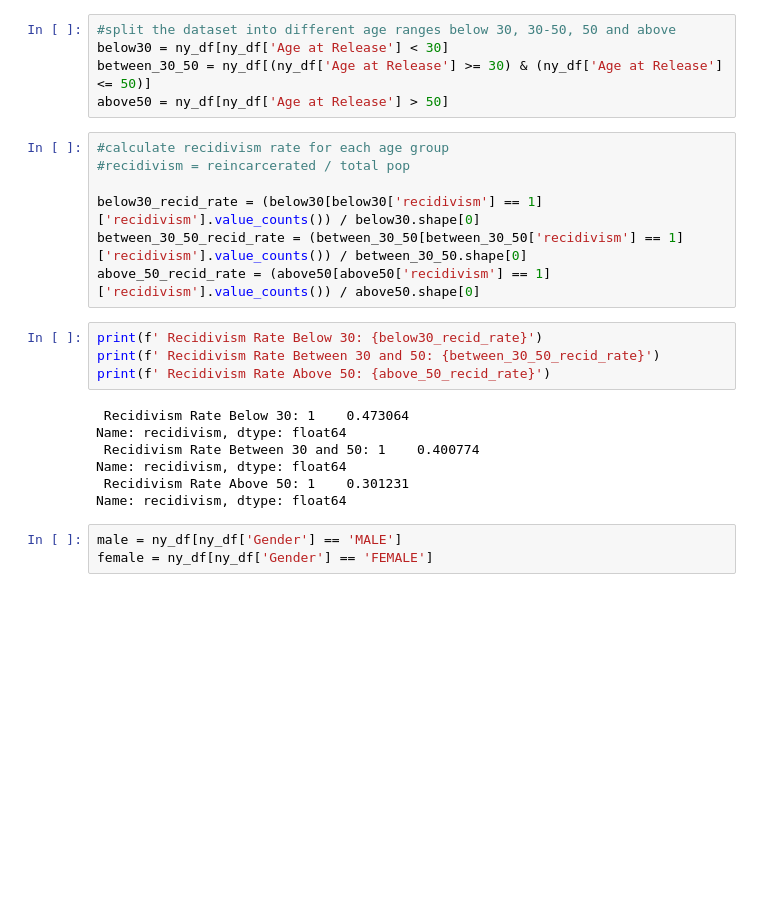
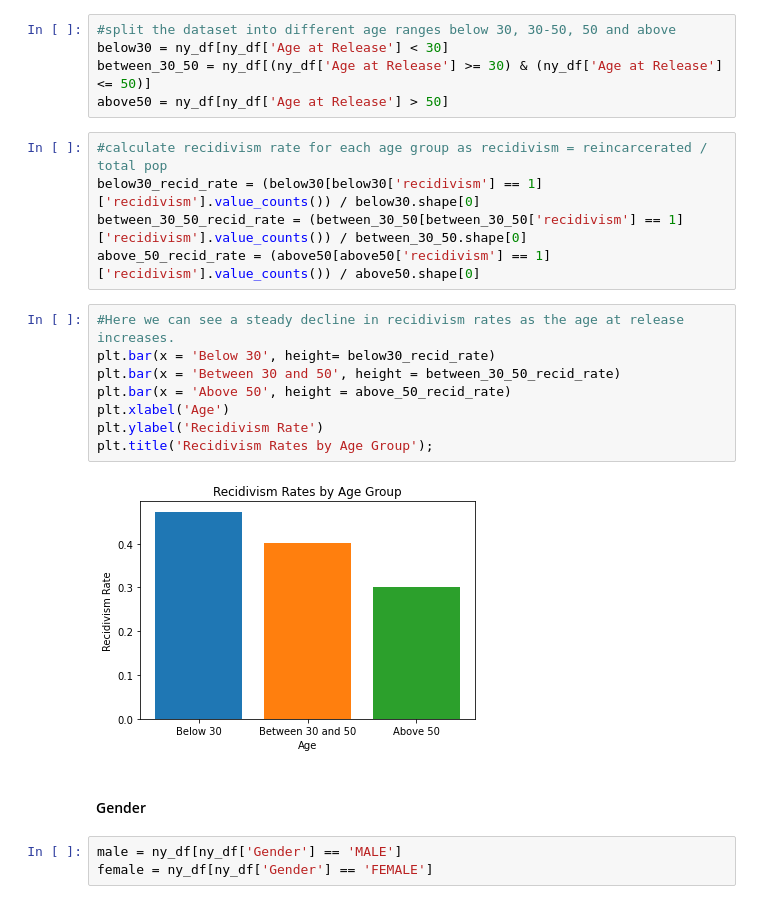
Before and after one commit to ga-dsi-822-group4/recidivism, a Jupyter notebook: New York.ipynb, the cells around one changed output. Cells and saved outputs as stored; diff of their text form; blank space fills up the shorter version.

```diff
--- a/New York.ipynb
+++ b/New York.ipynb
@@ -116,23 +126,22 @@ below30 = ny_df[ny_df['Age at Release'] < 30]
 between_30_50 = ny_df[(ny_df['Age at Release'] >= 30) & (ny_df['Age at Release'] <= 50)]
 above50 = ny_df[ny_df['Age at Release'] > 50]
 # %%
-#calculate recidivism rate for each age group
-#recidivism = reincarcerated / total pop
-
+#calculate recidivism rate for each age group as recidivism = reincarcerated / total pop
 below30_recid_rate = (below30[below30['recidivism'] == 1]['recidivism'].value_counts()) / below30.shape[0]
 between_30_50_recid_rate = (between_30_50[between_30_50['recidivism'] == 1]['recidivism'].value_counts()) / between_30_50.shape[0]
 above_50_recid_rate = (above50[above50['recidivism'] == 1]['recidivism'].value_counts()) / above50.shape[0]
 # %%
-print(f' Recidivism Rate Below 30: {below30_recid_rate}')
-print(f' Recidivism Rate Between 30 and 50: {between_30_50_recid_rate}')
-print(f' Recidivism Rate Above 50: {above_50_recid_rate}')
+#Here we can see a steady decline in recidivism rates as the age at release increases.
+plt.bar(x = 'Below 30', height= below30_recid_rate)
+plt.bar(x = 'Between 30 and 50', height = between_30_50_recid_rate)
+plt.bar(x = 'Above 50', height = above_50_recid_rate)
+plt.xlabel('Age')
+plt.ylabel('Recidivism Rate')
+plt.title('Recidivism Rates by Age Group');
 # %% [output]
- Recidivism Rate Below 30: 1    0.473064
-Name: recidivism, dtype: float64
- Recidivism Rate Between 30 and 50: 1    0.400774
-Name: recidivism, dtype: float64
- Recidivism Rate Above 50: 1    0.301231
-Name: recidivism, dtype: float64
+[figure, added]
+# %% [markdown]
+#### Gender
 # %%
 male = ny_df[ny_df['Gender'] == 'MALE']
 female = ny_df[ny_df['Gender'] == 'FEMALE']
```
Also changed, not shown: parts of 43 cells of this notebook, 5 other files.
